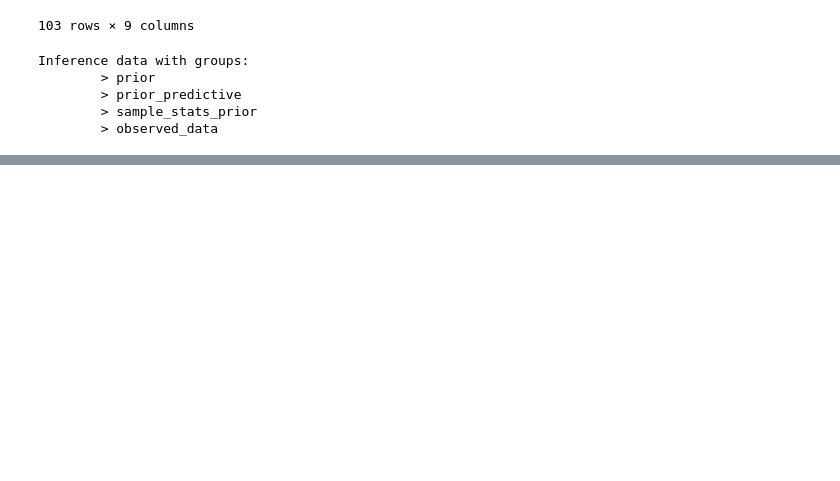
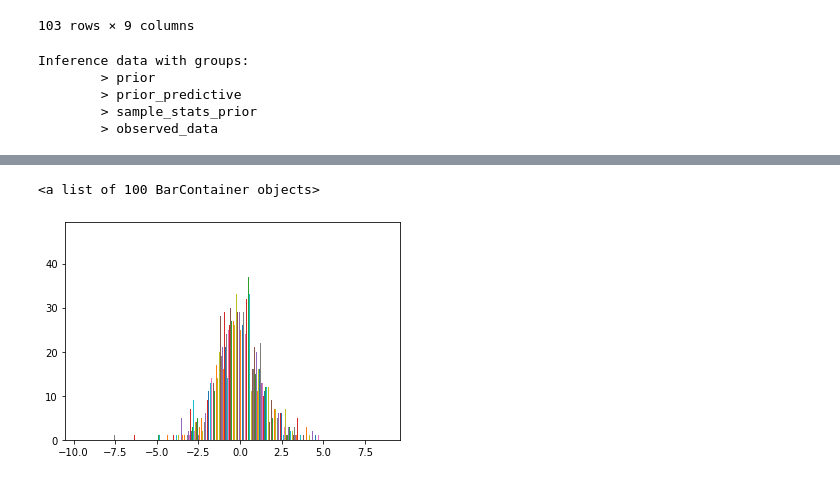
Before and after one commit to mck1303/DA, a Jupyter notebook: Morgalla_lab3.ipynb, the cells around one changed output, grey strips where cells are left out. Cells and saved outputs as stored; diff of their text form; code cells hidden in the pictures; blank space fills up the shorter version.

```diff
--- a/Morgalla_lab3.ipynb
+++ b/Morgalla_lab3.ipynb
@@ -281,2 +310,6 @@ ValueError: setting an array element with a sequence.
 # %%
-plt.hist(result.stan_variable(f"y_prior"),bins = 200)
+#Draw y_prior histogram
+plt.hist(result.stan_variable(f"y_prior"),bins = 200)[2]
+# %% [output]
+<a list of 100 BarContainer objects>
+[figure, added]
```
Also changed, not shown: parts of 16 cells of this notebook.
